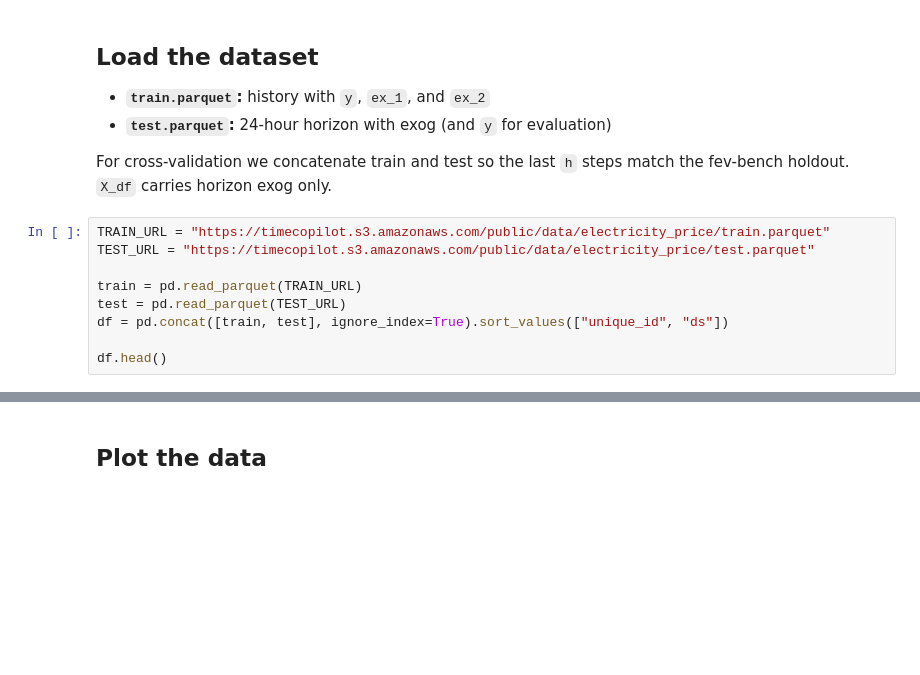
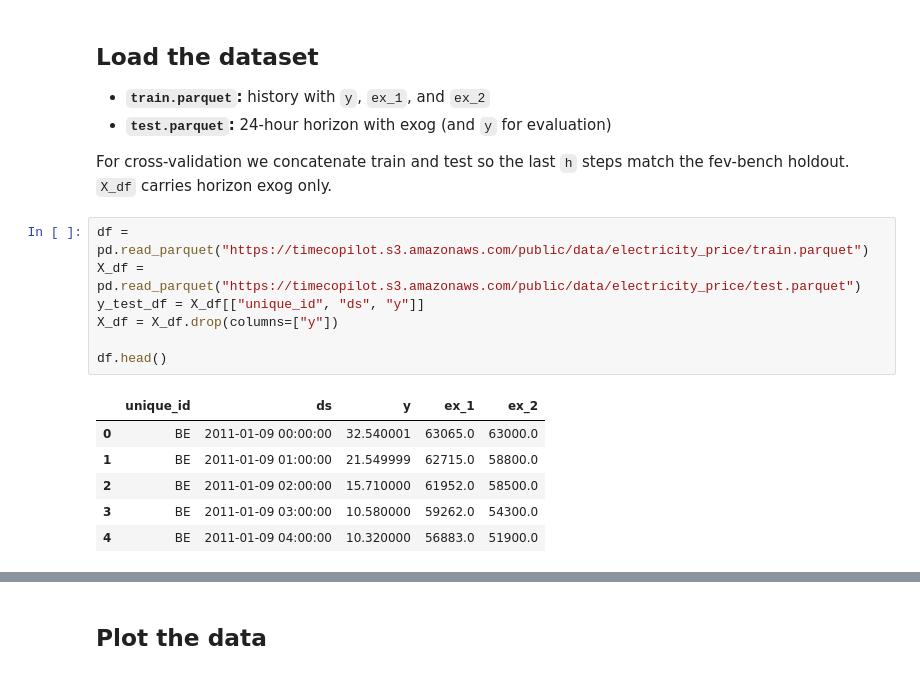
Before and after one commit to TimeCopilot/foundationforecast, a Jupyter notebook: docs/examples/exogenous-variables.ipynb, the cells around one changed output, grey strips where cells are left out. Drawn from its saved outputs; the diff is of its cells as text; blank space fills up the shorter version.

```diff
--- a/docs/examples/exogenous-variables.ipynb
+++ b/docs/examples/exogenous-variables.ipynb
@@ -25,13 +27,18 @@ from foundationforecast import FoundationForecast
 For cross-validation we concatenate train and test so the last `h` steps match the fev-bench holdout.
 `X_df` carries horizon exog only.
 # %%
-TRAIN_URL = "https://timecopilot.s3.amazonaws.com/public/data/electricity_price/train.parquet"
-TEST_URL = "https://timecopilot.s3.amazonaws.com/public/data/electricity_price/test.parquet"
-
-train = pd.read_parquet(TRAIN_URL)
-test = pd.read_parquet(TEST_URL)
-df = pd.concat([train, test], ignore_index=True).sort_values(["unique_id", "ds"])
+df = pd.read_parquet("https://timecopilot.s3.amazonaws.com/public/data/electricity_price/train.parquet")
+X_df = pd.read_parquet("https://timecopilot.s3.amazonaws.com/public/data/electricity_price/test.parquet")
+y_test_df = X_df[["unique_id", "ds", "y"]]
+X_df = X_df.drop(columns=["y"])
 
 df.head()
+# %% [output]
+|  | unique_id | ds | y | ex_1 | ex_2 |
+| 0 | BE | 2011-01-09 00:00:00 | 32.540001 | 63065.0 | 63000.0 |
+| 1 | BE | 2011-01-09 01:00:00 | 21.549999 | 62715.0 | 58800.0 |
+| 2 | BE | 2011-01-09 02:00:00 | 15.710000 | 61952.0 | 58500.0 |
+| 3 | BE | 2011-01-09 03:00:00 | 10.580000 | 59262.0 | 54300.0 |
+| 4 | BE | 2011-01-09 04:00:00 | 10.320000 | 56883.0 | 51900.0 |
 # %%
 X_df.head()
```
Also changed, not shown: parts of 11 cells of this notebook, 1 other file.
